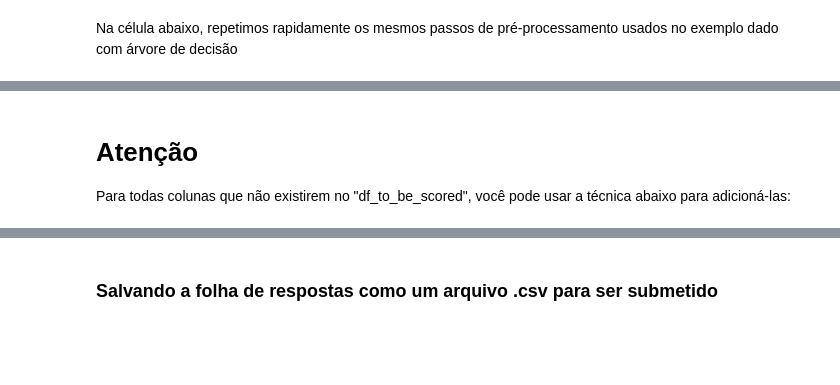
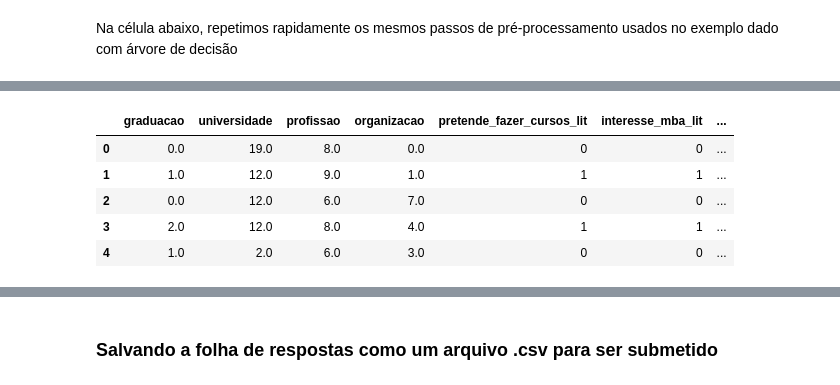
Before and after one commit to igorlpa/desafio-2-2020, a Jupyter notebook: Desafio 06/notebook.ipynb, the cells around one changed output, grey strips where cells are left out. Cells and saved outputs as stored; diff of their text form; code cells hidden in the pictures; blank space fills up the shorter version.

```diff
--- a/Desafio 06/notebook.ipynb
+++ b/Desafio 06/notebook.ipynb
@@ -562,4 +413,0 @@ df_to_be_scored_4.columns
-# %% [markdown]
-# Atenção
-
-Para todas colunas que não existirem no "df_to_be_scored", você pode usar a técnica abaixo para adicioná-las:
@@ -567,0 +414,28 @@ df_to_be_scored_4['profissao_0'] = 0
+# %%
+x_test = dataset_test.drop(['id', 'importante_ter_certificado'], axis=1)
+# %%
+x_test['rate1'] = x_test.modulos_finalizados/x_test.modulos_iniciados
+x_test['rate2'] = x_test.certificados /x_test.modulos_iniciados
+x_test['rate3'] = x_test.modulos_finalizados / x_test.total_modulos
+x_test['rate4'] = x_test.certificados/x_test.total_modulos
+x_test['rate5'] = x_test.modulos_iniciados/x_test.total_modulos
+x_test['rate6'] = x_test.certificados /x_test.modulos_finalizados
+x_test['rate7'] = x_test.certificados /x_test.total_modulos
+
+x_test['mul1'] = x_test.certificados * x_test.modulos_finalizados
+
+x_test['add1'] = x_test.certificados + x_test.modulos_finalizados
+# %%
+aa = pd.DataFrame( ordinal.transform(x_test[cat_cols]))
+aa.index = x_test.index
+
+x_test[cat_cols] = aa
+# %%
+x_test.head()
+# %% [output]
+|  | graduacao | universidade | profissao | organizacao | pretende_fazer_cursos_lit | interesse_mba_lit | ... |
+| 0 | 0.0 | 19.0 | 8.0 | 0.0 | 0 | 0 | ... |
+| 1 | 1.0 | 12.0 | 9.0 | 1.0 | 1 | 1 | ... |
+| 2 | 0.0 | 12.0 | 6.0 | 7.0 | 0 | 0 | ... |
+| 3 | 2.0 | 12.0 | 8.0 | 4.0 | 1 | 1 | ... |
+| 4 | 1.0 | 2.0 | 6.0 | 3.0 | 0 | 0 | ... |
```
Also changed, not shown: parts of 41 cells of this notebook, 1 other file.
